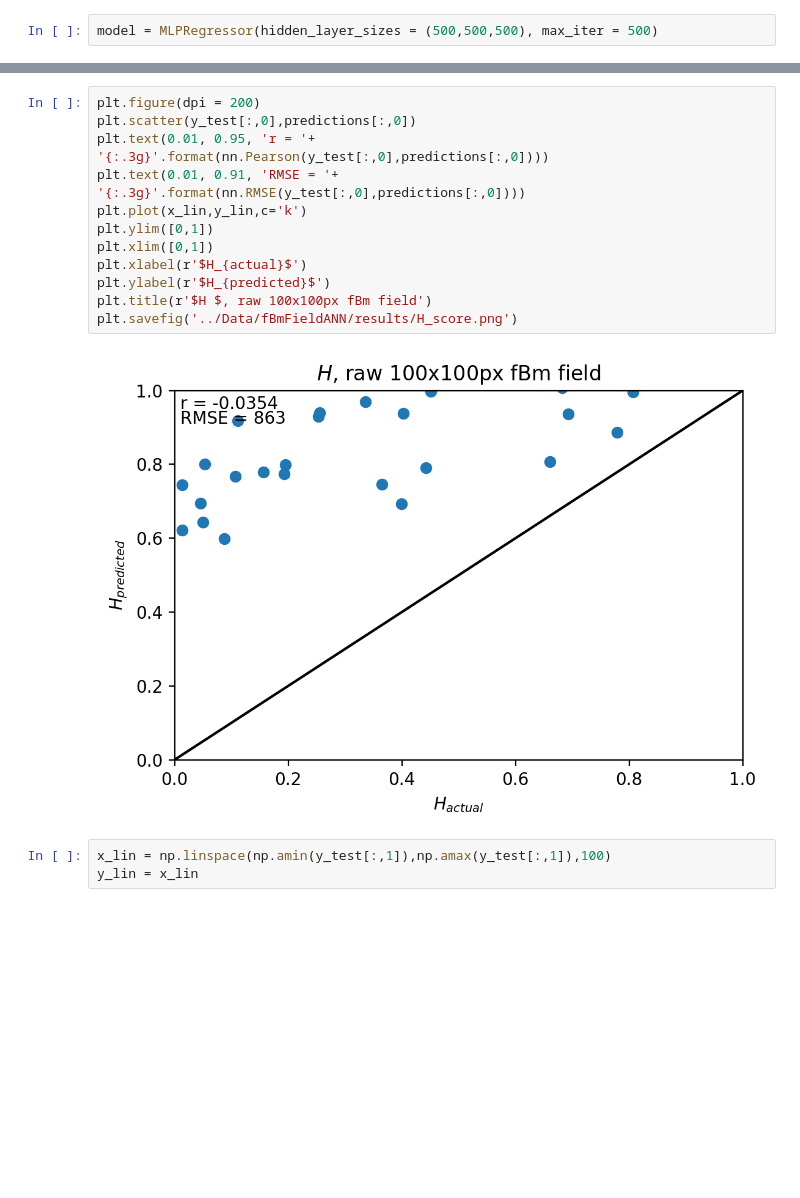
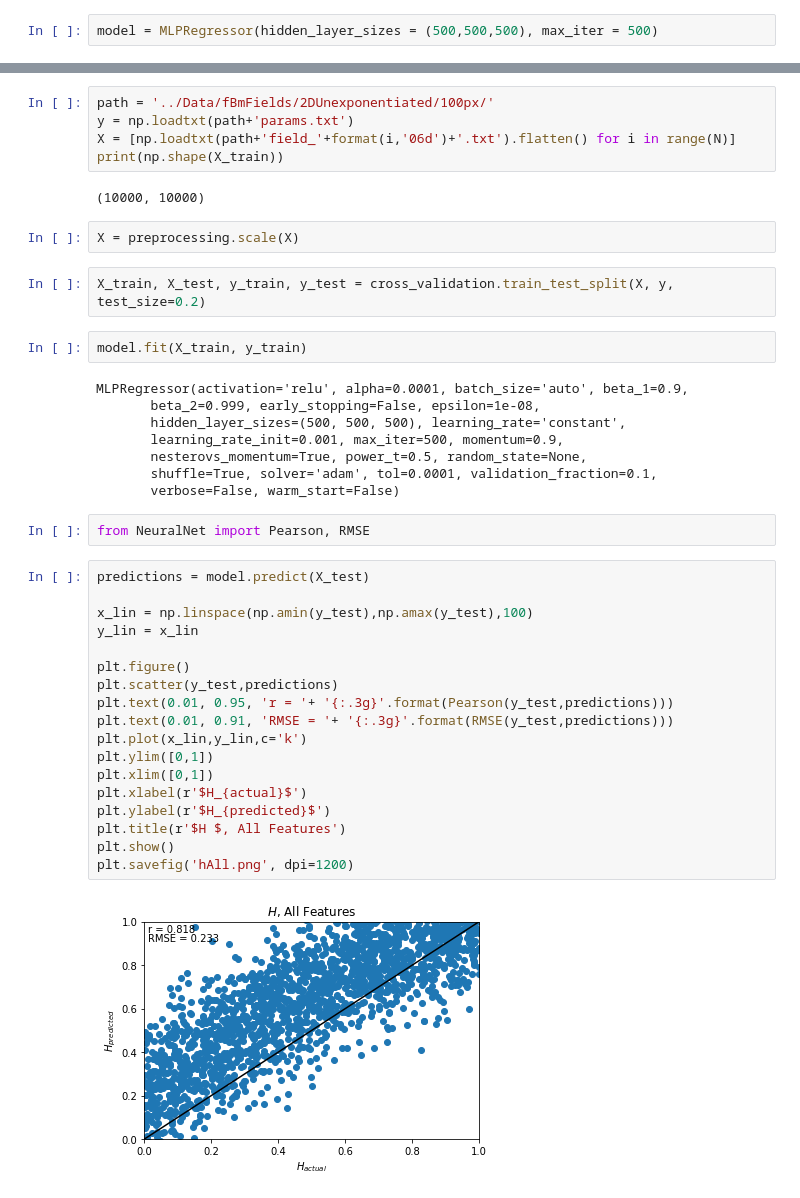
Before and after one commit to MBates92/Scripts, a Jupyter notebook: Neural Network Training using fBm images.ipynb, the cells around one changed output, grey strips where cells are left out. Cells and saved outputs as stored; diff of their text form; blank space fills up the shorter version.

Commit message:
Neural Net with unexponentiated fields

```diff
--- a/Neural Network Training using fBm images.ipynb
+++ b/Neural Network Training using fBm images.ipynb
@@ -96,17 +10,43 @@ import NeuralNet as nn
+# %%
+path = '../Data/fBmFields/2DUnexponentiated/100px/'
+y = np.loadtxt(path+'params.txt')
+X = [np.loadtxt(path+'field_'+format(i,'06d')+'.txt').flatten() for i in range(N)]
+print(np.shape(X_train))
+# %% [output]
+(10000, 10000)
+# %%
+X = preprocessing.scale(X)
+# %%
+X_train, X_test, y_train, y_test = cross_validation.train_test_split(X, y, test_size=0.2)
+# %%
+model.fit(X_train, y_train)
+# %% [output]
+MLPRegressor(activation='relu', alpha=0.0001, batch_size='auto', beta_1=0.9,
+       beta_2=0.999, early_stopping=False, epsilon=1e-08,
+       hidden_layer_sizes=(500, 500, 500), learning_rate='constant',
+       learning_rate_init=0.001, max_iter=500, momentum=0.9,
+       nesterovs_momentum=True, power_t=0.5, random_state=None,
+       shuffle=True, solver='adam', tol=0.0001, validation_fraction=0.1,
+       verbose=False, warm_start=False)
+# %%
+from NeuralNet import Pearson, RMSE
 # %%
-plt.figure(dpi = 200)
-plt.scatter(y_test[:,0],predictions[:,0])
-plt.text(0.01, 0.95, 'r = '+ '{:.3g}'.format(nn.Pearson(y_test[:,0],predictions[:,0])))
-plt.text(0.01, 0.91, 'RMSE = '+ '{:.3g}'.format(nn.RMSE(y_test[:,0],predictions[:,0])))
+predictions = model.predict(X_test)
+
+x_lin = np.linspace(np.amin(y_test),np.amax(y_test),100)
+y_lin = x_lin
+
+plt.figure()
+plt.scatter(y_test,predictions)
+plt.text(0.01, 0.95, 'r = '+ '{:.3g}'.format(Pearson(y_test,predictions)))
+plt.text(0.01, 0.91, 'RMSE = '+ '{:.3g}'.format(RMSE(y_test,predictions)))
 plt.plot(x_lin,y_lin,c='k')
 plt.ylim([0,1])
 plt.xlim([0,1])
 plt.xlabel(r'$H_{actual}$')
 plt.ylabel(r'$H_{predicted}$')
-plt.title(r'$H $, raw 100x100px fBm field')
-plt.savefig('../Data/fBmFieldANN/results/H_score.png')
+plt.title(r'$H $, All Features')
+plt.show()
+plt.savefig('hAll.png', dpi=1200)
 # %% [output]
-[figure, old version]
+[figure, new version]
-# %%
-x_lin = np.linspace(np.amin(y_test[:,1]),np.amax(y_test[:,1]),100)
-y_lin = x_lin
```
Also changed, not shown: parts of 15 cells of this notebook, 3 other files.
